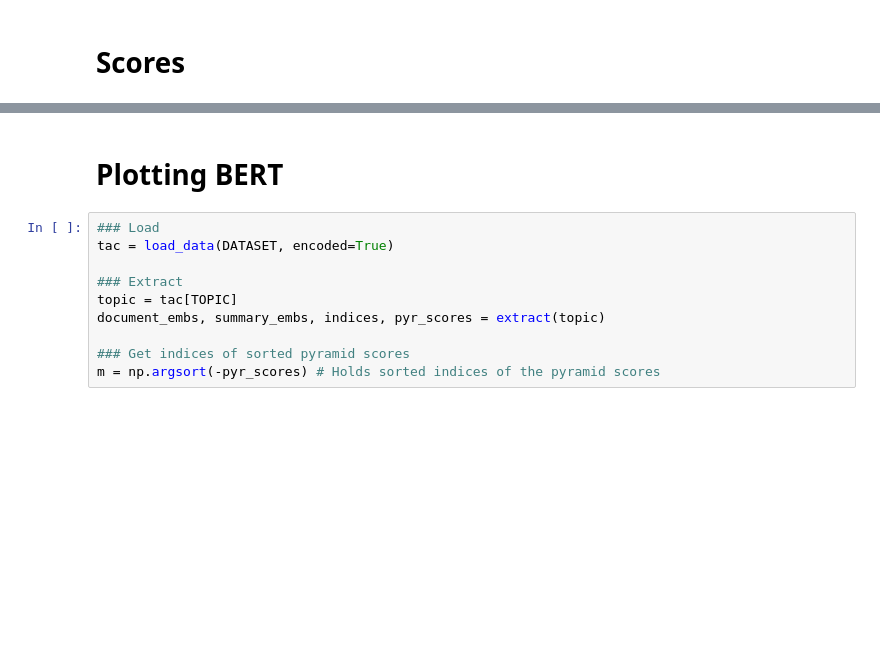
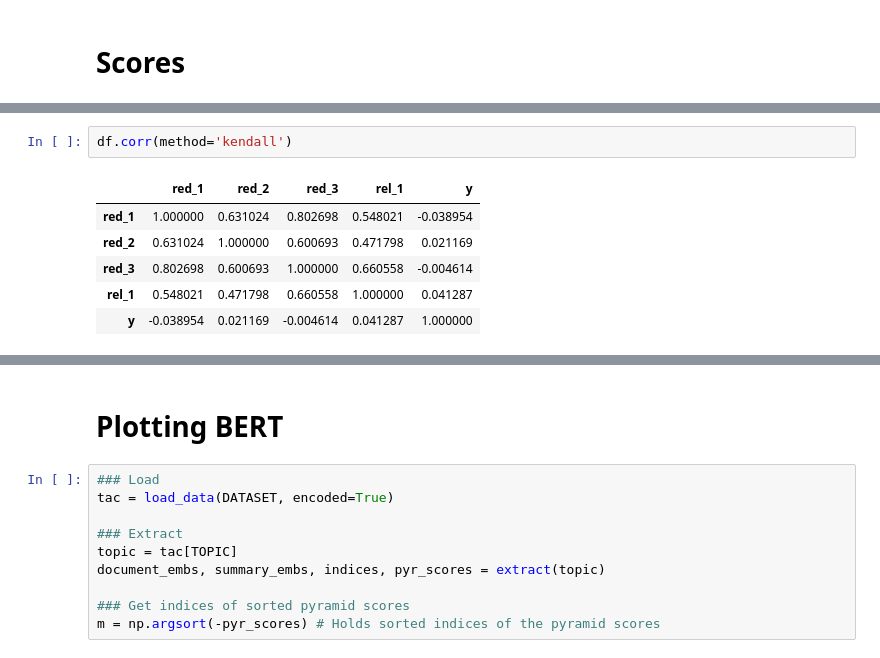
Before and after one commit to korunosk/geometry-of-text-summarization, a Jupyter notebook: main.ipynb, the cells around one changed output, grey strips where cells are left out. Cells and saved outputs as stored; diff of their text form; blank space fills up the shorter version.

```diff
--- a/main.ipynb
+++ b/main.ipynb
@@ -254,0 +358,9 @@ print(s)
+# %%
+df.corr(method='kendall')
+# %% [output]
+|  | red_1 | red_2 | red_3 | rel_1 | y |
+| red_1 | 1.000000 | 0.631024 | 0.802698 | 0.548021 | -0.038954 |
+| red_2 | 0.631024 | 1.000000 | 0.600693 | 0.471798 | 0.021169 |
+| red_3 | 0.802698 | 0.600693 | 1.000000 | 0.660558 | -0.004614 |
+| rel_1 | 0.548021 | 0.471798 | 0.660558 | 1.000000 | 0.041287 |
+| y | -0.038954 | 0.021169 | -0.004614 | 0.041287 | 1.000000 |
```
Also changed, not shown: parts of 31 cells of this notebook.
